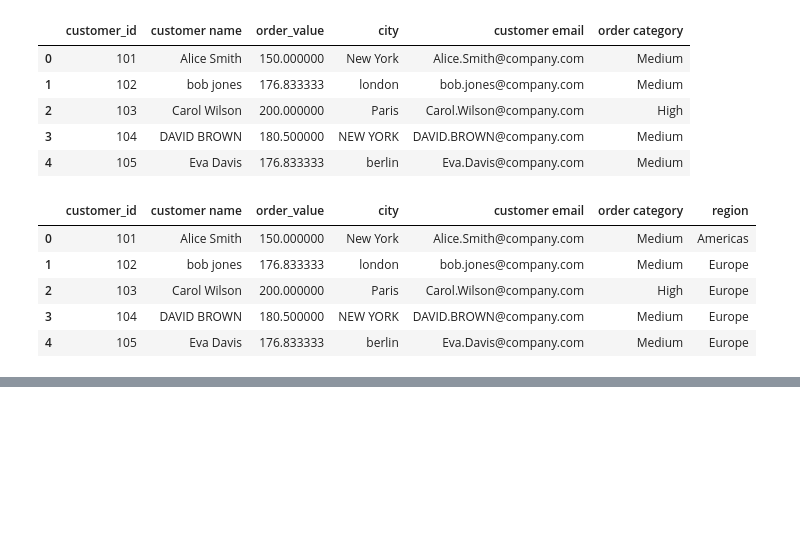
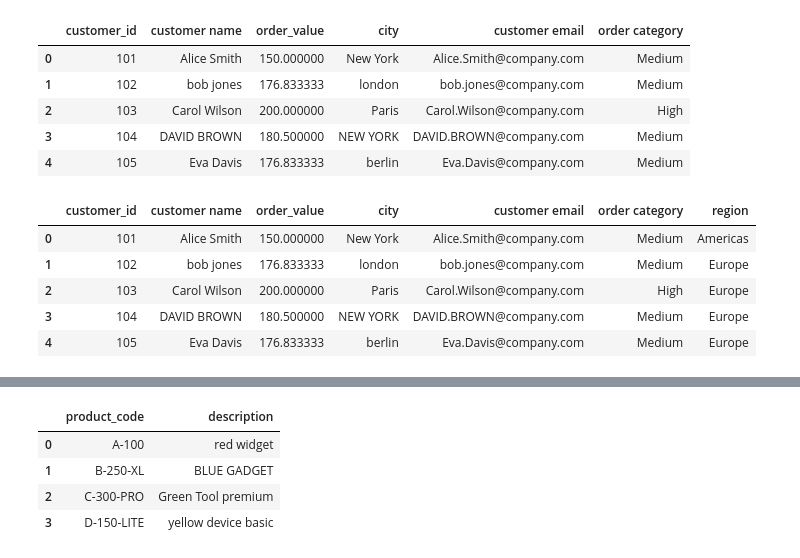
Before and after one commit to KEN-DATALABS/PROJECT-LIST, a Jupyter notebook: OneDrive/Documents/List Project/Project3.ipynb, the cells around one changed output, grey strips where cells are left out. Drawn from its saved outputs; the diff is of its cells as text; code cells hidden in the pictures; blank space fills up the shorter version.

```diff
--- a/OneDrive/Documents/List Project/Project3.ipynb
+++ b/OneDrive/Documents/List Project/Project3.ipynb
@@ -333,0 +345,13 @@ df.head()
+# %%
+# Create a DataFrame of product descriptions:
+products = pd.DataFrame({
+    'product_code': ['A-100', 'B-250-XL', 'C-300-PRO', 'D-150-LITE'],
+    'description': ['red widget', 'BLUE GADGET', 'Green Tool premium', 'yellow device basic']
+})
+products.head()
+# %% [output]
+|  | product_code | description |
+| 0 | A-100 | red widget |
+| 1 | B-250-XL | BLUE GADGET |
+| 2 | C-300-PRO | Green Tool premium |
+| 3 | D-150-LITE | yellow device basic |
```
Also changed, not shown: parts of 7 cells of this notebook.
